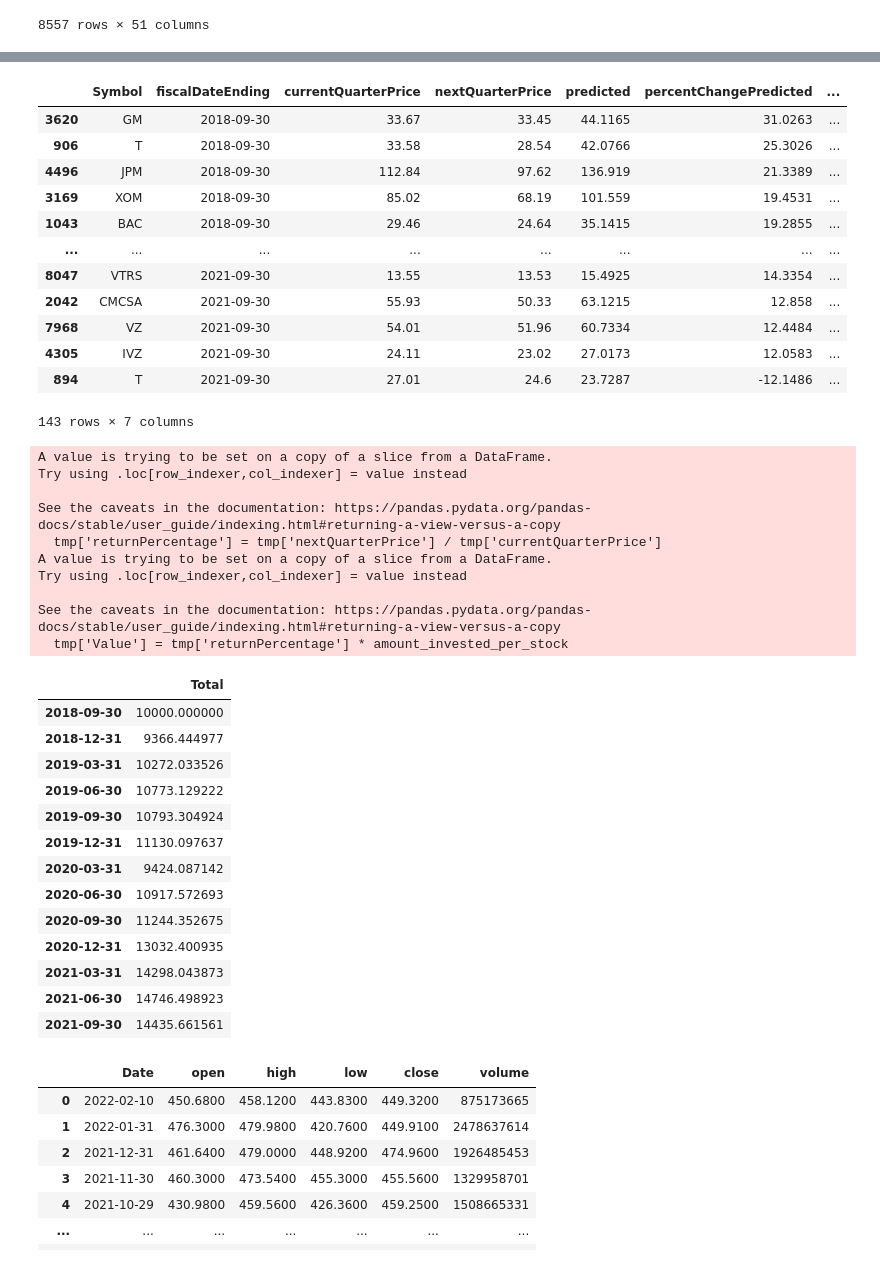
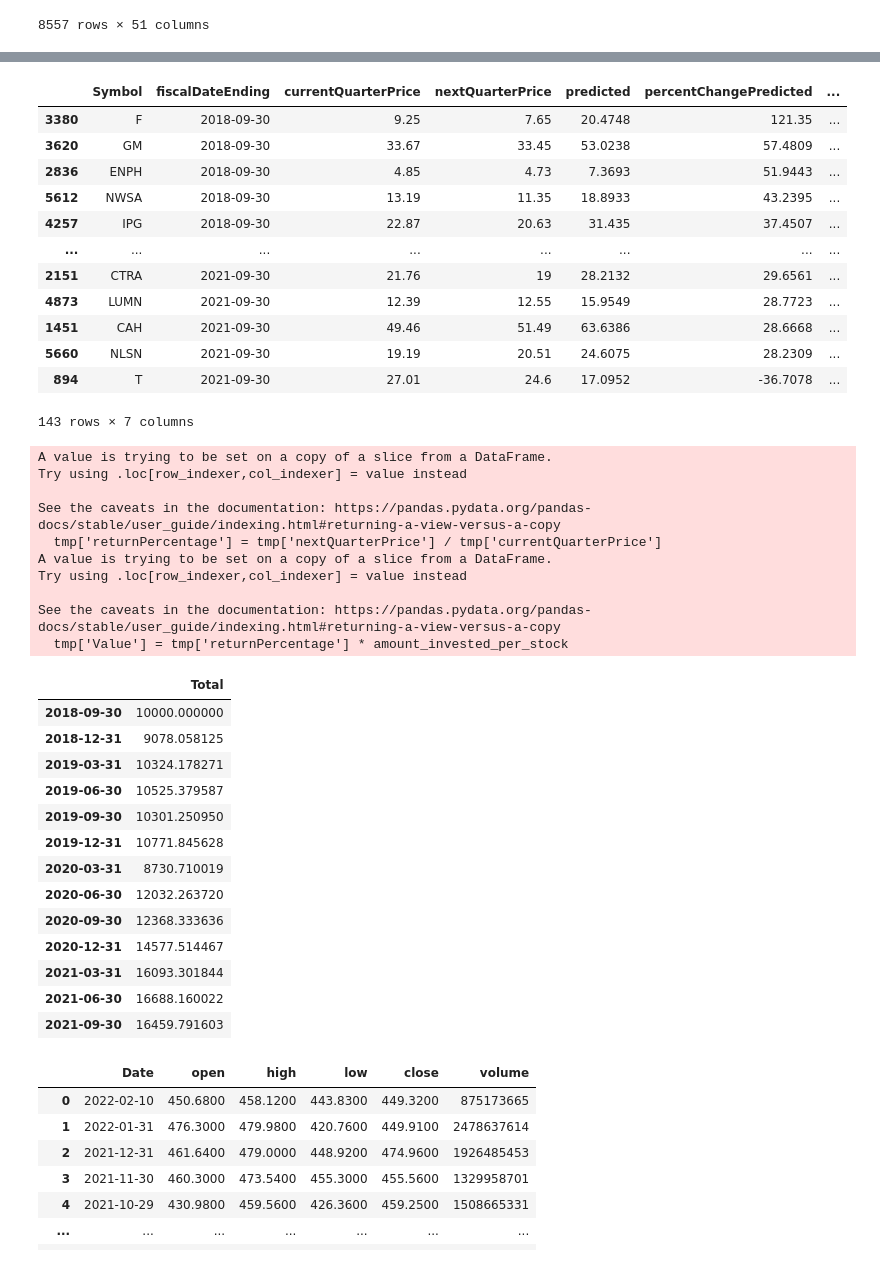
Before and after one commit to rtshinta/StockMarket, a Jupyter notebook: combined_data.ipynb, the cells around one changed output, grey strips where cells are left out. Drawn from its saved outputs; the diff is of its cells as text; code cells hidden in the pictures.

```diff
--- a/combined_data.ipynb
+++ b/combined_data.ipynb
@@ -219,6 +221,6 @@ pca.explained_variance_ratio_.sum()
 # %%
 model = models.Sequential()
-model.add(layers.Dense(18, activation='relu', input_shape=(51, )))
+model.add(layers.Dense(18, activation='relu', input_shape=(1081, )))
 model.add(layers.Dense(18, activation='relu'))
 model.add(layers.Dense(9, activation='relu'))
 model.add(layers.Dense(9, activation='relu'))
@@ -283,63 +285,63 @@ for d in dates:
 portfolio
 # %% [output]
 |  | Symbol | fiscalDateEnding | currentQuarterPrice | nextQuarterPrice | predicted | percentChangePredicted | ... |
-| 3620 | GM | 2018-09-30 | 33.67 | 33.45 | 44.1165 | 31.0263 | ... |
-| 906 | T | 2018-09-30 | 33.58 | 28.54 | 42.0766 | 25.3026 | ... |
-| 4496 | JPM | 2018-09-30 | 112.84 | 97.62 | 136.919 | 21.3389 | ... |
-| 3169 | XOM | 2018-09-30 | 85.02 | 68.19 | 101.559 | 19.4531 | ... |
-| 1043 | BAC | 2018-09-30 | 29.46 | 24.64 | 35.1415 | 19.2855 | ... |
+| 3380 | F | 2018-09-30 | 9.25 | 7.65 | 20.4748 | 121.35 | ... |
+| 3620 | GM | 2018-09-30 | 33.67 | 33.45 | 53.0238 | 57.4809 | ... |
+| 2836 | ENPH | 2018-09-30 | 4.85 | 4.73 | 7.3693 | 51.9443 | ... |
+| 5612 | NWSA | 2018-09-30 | 13.19 | 11.35 | 18.8933 | 43.2395 | ... |
+| 4257 | IPG | 2018-09-30 | 22.87 | 20.63 | 31.435 | 37.4507 | ... |
 | ... | ... | ... | ... | ... | ... | ... | ... |
-| 8047 | VTRS | 2021-09-30 | 13.55 | 13.53 | 15.4925 | 14.3354 | ... |
-| 2042 | CMCSA | 2021-09-30 | 55.93 | 50.33 | 63.1215 | 12.858 | ... |
-| 7968 | VZ | 2021-09-30 | 54.01 | 51.96 | 60.7334 | 12.4484 | ... |
-| 4305 | IVZ | 2021-09-30 | 24.11 | 23.02 | 27.0173 | 12.0583 | ... |
-| 894 | T | 2021-09-30 | 27.01 | 24.6 | 23.7287 | -12.1486 | ... |
+| 2151 | CTRA | 2021-09-30 | 21.76 | 19 | 28.2132 | 29.6561 | ... |
+| 4873 | LUMN | 2021-09-30 | 12.39 | 12.55 | 15.9549 | 28.7723 | ... |
+| 1451 | CAH | 2021-09-30 | 49.46 | 51.49 | 63.6386 | 28.6668 | ... |
+| 5660 | NLSN | 2021-09-30 | 19.19 | 20.51 | 24.6075 | 28.2309 | ... |
+| 894 | T | 2021-09-30 | 27.01 | 24.6 | 17.0952 | -36.7078 | ... |
 143 rows × 7 columns
 # %%
 portfolio_value = pd.DataFrame({})
 running_total = init_investment
 for i in range(len(dates)):
     amount_invested_per_stock = 500
     if i == 0:
         portfolio_value = portfolio_value.append(pd.DataFrame({dates[i]: [init_investment]}).T)
         continue
-    tmp = portfolio[(portfolio['fiscalDateEnding'] == dates[i-1]) & (portfolio['BuyOrShort'] == 'Buy')]
+    tmp = portfolio[(portfolio['fiscalDateEnding'] == dates[i-1]) ]
     tmp['returnPercentage'] = tmp['nextQuarterPrice'] / tmp['currentQuarterPrice']
     while ((len(tmp) * amount_invested_per_stock) > running_total) and amount_invested_per_stock >= 0:
         amount_invested_per_stock -= 50
     tmp['Value'] = tmp['returnPercentage'] * amount_invested_per_stock
     total = running_total - (len(tmp) * amount_invested_per_stock)
     total += tmp['Value'].sum()
     running_total = total
     portfolio_value = portfolio_value.append(pd.DataFrame({dates[i]: [running_total]}).T)
 
 portfolio_value.columns = ['Total']
 portfolio_value
 # %% [output]
 A value is trying to be set on a copy of a slice from a DataFrame.
 Try using .loc[row_indexer,col_indexer] = value instead
 
 See the caveats in the documentation: https://pandas.pydata.org/pandas-docs/stable/user_guide/indexing.html#returning-a-view-versus-a-copy
   tmp['returnPercentage'] = tmp['nextQuarterPrice'] / tmp['currentQuarterPrice']
 A value is trying to be set on a copy of a slice from a DataFrame.
 Try using .loc[row_indexer,col_indexer] = value instead
 
 See the caveats in the documentation: https://pandas.pydata.org/pandas-docs/stable/user_guide/indexing.html#returning-a-view-versus-a-copy
   tmp['Value'] = tmp['returnPercentage'] * amount_invested_per_stock
 |  | Total |
 | 2018-09-30 | 10000.000000 |
-| 2018-12-31 | 9366.444977 |
-| 2019-03-31 | 10272.033526 |
-| 2019-06-30 | 10773.129222 |
-| 2019-09-30 | 10793.304924 |
-| 2019-12-31 | 11130.097637 |
-| 2020-03-31 | 9424.087142 |
-| 2020-06-30 | 10917.572693 |
-| 2020-09-30 | 11244.352675 |
-| 2020-12-31 | 13032.400935 |
-| 2021-03-31 | 14298.043873 |
-| 2021-06-30 | 14746.498923 |
-| 2021-09-30 | 14435.661561 |
+| 2018-12-31 | 9078.058125 |
+| 2019-03-31 | 10324.178271 |
+| 2019-06-30 | 10525.379587 |
+| 2019-09-30 | 10301.250950 |
+| 2019-12-31 | 10771.845628 |
+| 2020-03-31 | 8730.710019 |
+| 2020-06-30 | 12032.263720 |
+| 2020-09-30 | 12368.333636 |
+| 2020-12-31 | 14577.514467 |
+| 2021-03-31 | 16093.301844 |
+| 2021-06-30 | 16688.160022 |
+| 2021-09-30 | 16459.791603 |
 # %%
 # compare investments to SPY
 init_investment = 10000
```
Also changed, not shown: parts of 7 cells of this notebook, 6 other files.
